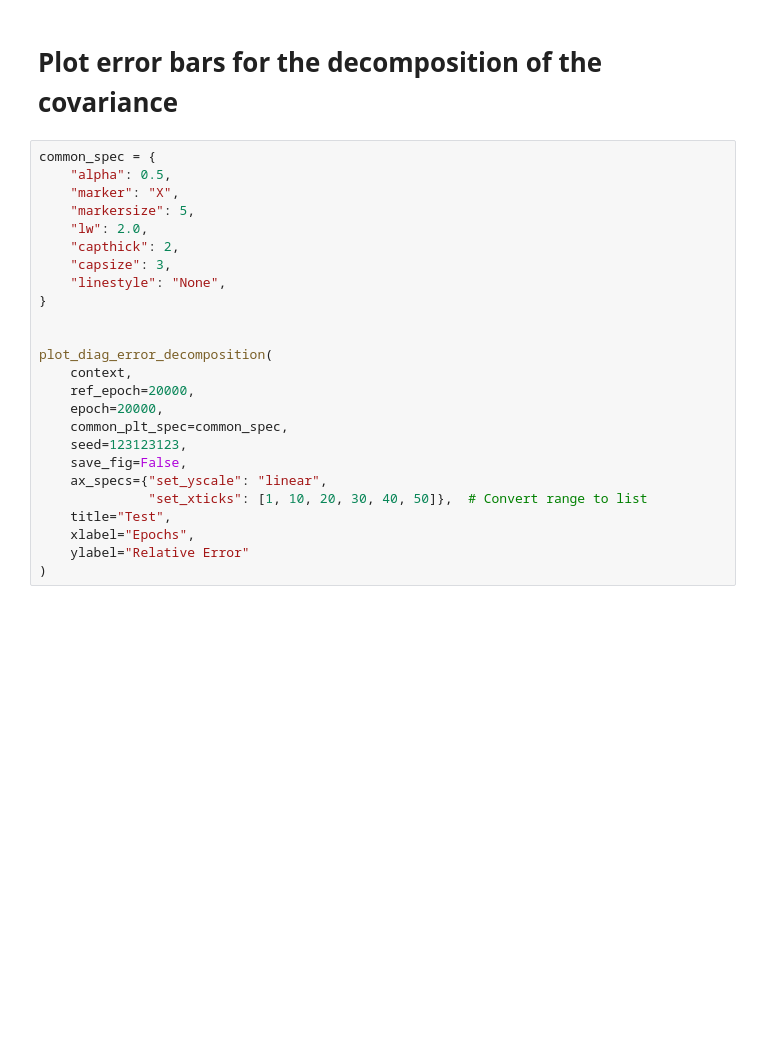
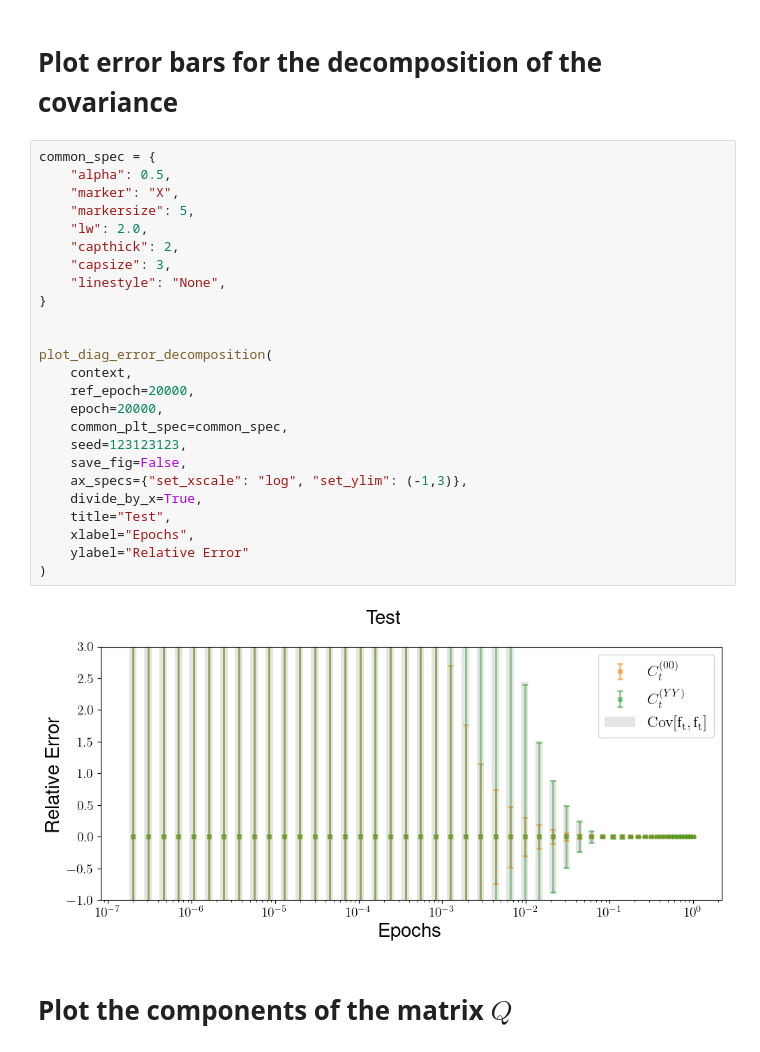
Before and after one commit to achiefa/DeepLearningTheory, a Jupyter notebook: notebooks/plot_examples.ipynb, the cells around one changed output. Cells and saved outputs as stored; diff of their text form; blank space fills up the shorter version.

```diff
--- a/notebooks/plot_examples.ipynb
+++ b/notebooks/plot_examples.ipynb
@@ -222,25 +244,29 @@ plot_eigvals_single_plot(**H_L1, save_fig=False)
 # %%
 common_spec = {
     "alpha": 0.5,
     "marker": "X",
     "markersize": 5,
     "lw": 2.0,
     "capthick": 2,
     "capsize": 3,
     "linestyle": "None",
 }
 
 
 plot_diag_error_decomposition(
     context,
     ref_epoch=20000,
     epoch=20000,
     common_plt_spec=common_spec,
     seed=123123123,
     save_fig=False,
-    ax_specs={"set_yscale": "linear",
-              "set_xticks": [1, 10, 20, 30, 40, 50]},  # Convert range to list
+    ax_specs={"set_xscale": "log", "set_ylim": (-1,3)},
+    divide_by_x=True,
     title="Test",
     xlabel="Epochs",
     ylabel="Relative Error"
 )
+# %% [output]
+[figure, added]
+# %% [markdown]
+# Plot the components of the matrix $Q$
```
Also changed, not shown: parts of 7 cells of this notebook, 7 other files.
